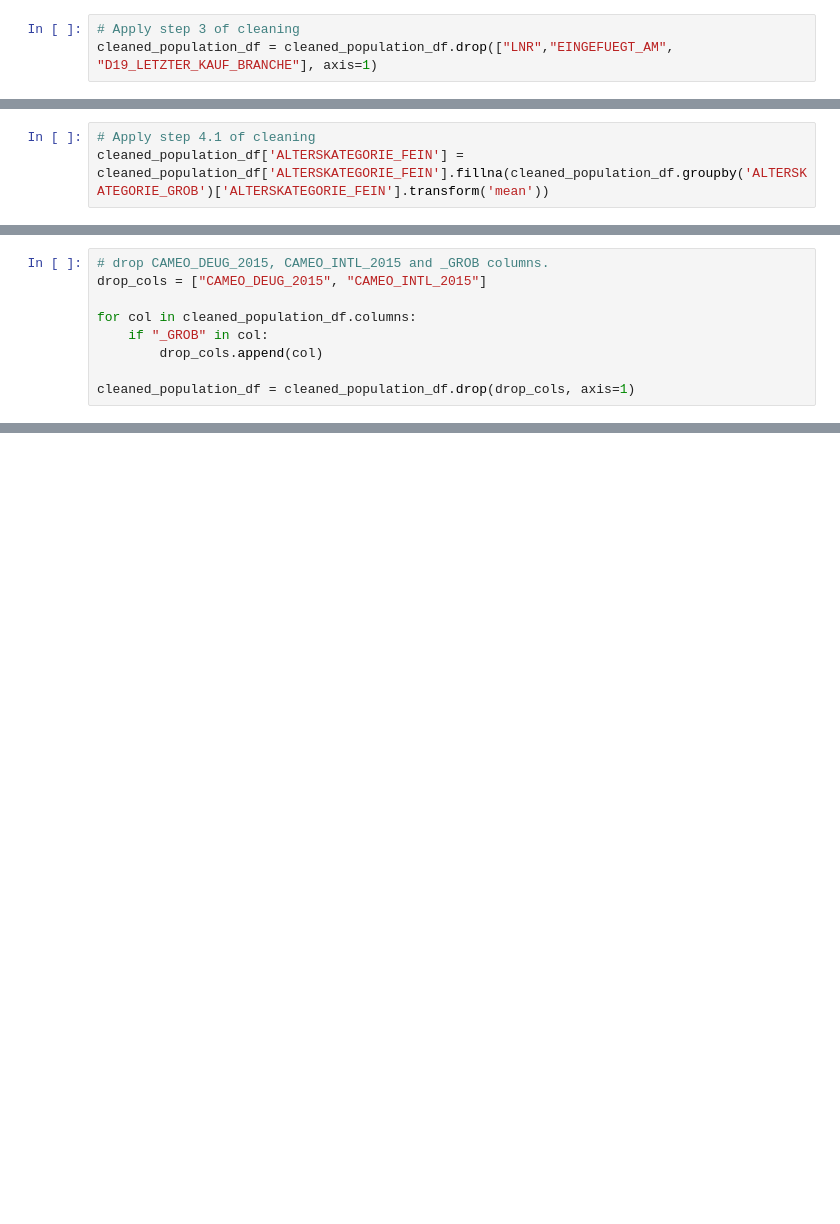
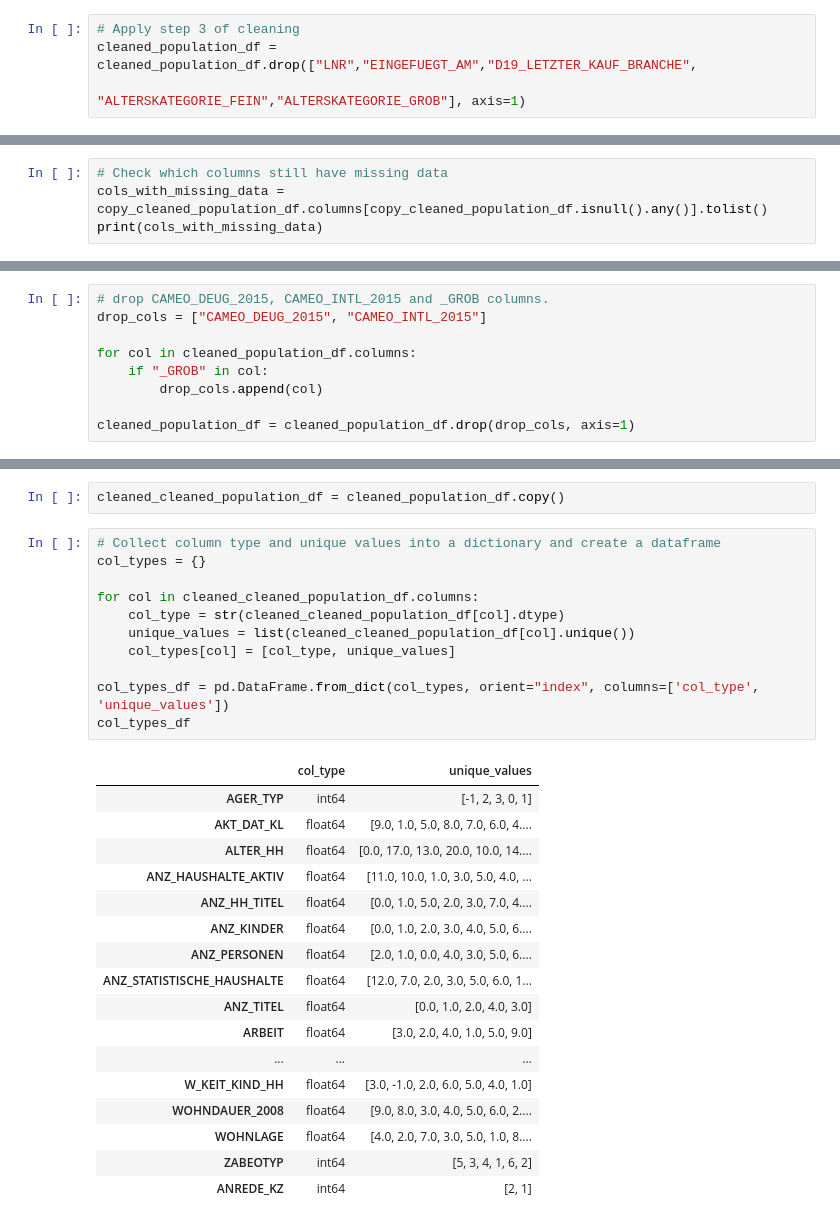
Before and after one commit to bruno-f7s/portfolio, a Jupyter notebook: arvarto-customer-segmentation/customer-segmentation-report.ipynb, the cells around one changed output, grey strips where cells are left out. Cells and saved outputs as stored; diff of their text form; blank space fills up the shorter version.

Commit message:
update cleaning process

```diff
--- a/arvarto-customer-segmentation/customer-segmentation-report.ipynb
+++ b/arvarto-customer-segmentation/customer-segmentation-report.ipynb
@@ -251,6 +238,7 @@ __Step 3 for the cleaning function__:
 # %%
 # Apply step 3 of cleaning
-cleaned_population_df = cleaned_population_df.drop(["LNR","EINGEFUEGT_AM", "D19_LETZTER_KAUF_BRANCHE"], axis=1)
+cleaned_population_df = cleaned_population_df.drop(["LNR","EINGEFUEGT_AM","D19_LETZTER_KAUF_BRANCHE",
+                                                    "ALTERSKATEGORIE_FEIN","ALTERSKATEGORIE_GROB"], axis=1)
 # %% [markdown]
 #### 1.1.4. Deal with missing data
 To deal with the missing data we can these approaches:
@@ -300,3 +274,0 @@ __Step 4.1 for cleaning function__:
-# %%
-# Apply step 4.1 of cleaning
-cleaned_population_df['ALTERSKATEGORIE_FEIN'] = cleaned_population_df['ALTERSKATEGORIE_FEIN'].fillna(cleaned_population_df.groupby('ALTERSKATEGORIE_GROB')['ALTERSKATEGORIE_FEIN'].transform('mean'))
@@ -611,3 +577,7 @@ __Actions:__
 # %%
 # Drop column D19_KONSUMTYP
 copy_cleaned_population_df = copy_cleaned_population_df.drop("D19_KONSUMTYP", axis=1)
+# %%
+# Check which columns still have missing data
+cols_with_missing_data = copy_cleaned_population_df.columns[copy_cleaned_population_df.isnull().any()].tolist()
+print(cols_with_missing_data)
@@ -825,0 +812,31 @@ cleaned_population_df = cleaned_population_df.drop(drop_cols, axis=1)
+# %%
+cleaned_cleaned_population_df = cleaned_population_df.copy()
+# %%
+# Collect column type and unique values into a dictionary and create a dataframe
+col_types = {}
+
+for col in cleaned_cleaned_population_df.columns:
+    col_type = str(cleaned_cleaned_population_df[col].dtype)
+    unique_values = list(cleaned_cleaned_population_df[col].unique())
+    col_types[col] = [col_type, unique_values]
+
+col_types_df = pd.DataFrame.from_dict(col_types, orient="index", columns=['col_type', 'unique_values'])
+col_types_df
+# %% [output]
+|  | col_type | unique_values |
+| AGER_TYP | int64 | [-1, 2, 3, 0, 1] |
+| AKT_DAT_KL | float64 | [9.0, 1.0, 5.0, 8.0, 7.0, 6.0, 4.... |
+| ALTER_HH | float64 | [0.0, 17.0, 13.0, 20.0, 10.0, 14.... |
+| ANZ_HAUSHALTE_AKTIV | float64 | [11.0, 10.0, 1.0, 3.0, 5.0, 4.0, ... |
+| ANZ_HH_TITEL | float64 | [0.0, 1.0, 5.0, 2.0, 3.0, 7.0, 4.... |
+| ANZ_KINDER | float64 | [0.0, 1.0, 2.0, 3.0, 4.0, 5.0, 6.... |
+| ANZ_PERSONEN | float64 | [2.0, 1.0, 0.0, 4.0, 3.0, 5.0, 6.... |
+| ANZ_STATISTISCHE_HAUSHALTE | float64 | [12.0, 7.0, 2.0, 3.0, 5.0, 6.0, 1... |
+| ANZ_TITEL | float64 | [0.0, 1.0, 2.0, 4.0, 3.0] |
+| ARBEIT | float64 | [3.0, 2.0, 4.0, 1.0, 5.0, 9.0] |
+| ... | ... | ... |
+| W_KEIT_KIND_HH | float64 | [3.0, -1.0, 2.0, 6.0, 5.0, 4.0, 1.0] |
+| WOHNDAUER_2008 | float64 | [9.0, 8.0, 3.0, 4.0, 5.0, 6.0, 2.... |
+| WOHNLAGE | float64 | [4.0, 2.0, 7.0, 3.0, 5.0, 1.0, 8.... |
+| ZABEOTYP | int64 | [5, 3, 4, 1, 6, 2] |
+| ANREDE_KZ | int64 | [2, 1] |
```
Also changed, not shown: parts of 35 cells of this notebook.
